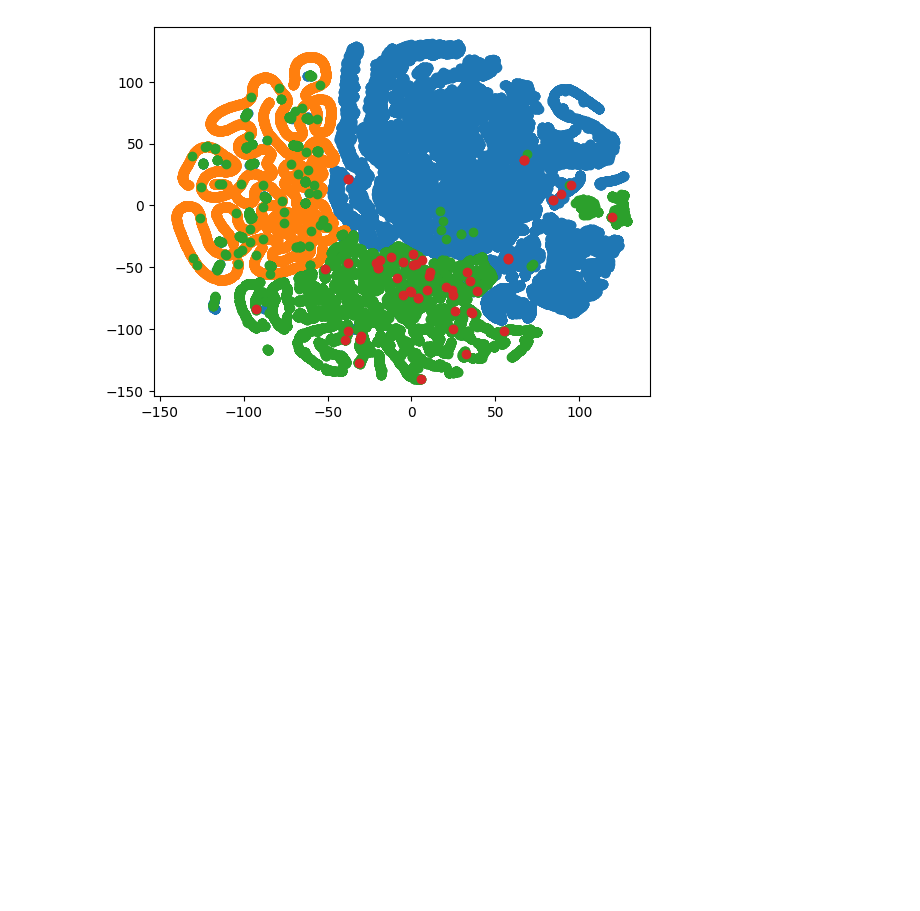
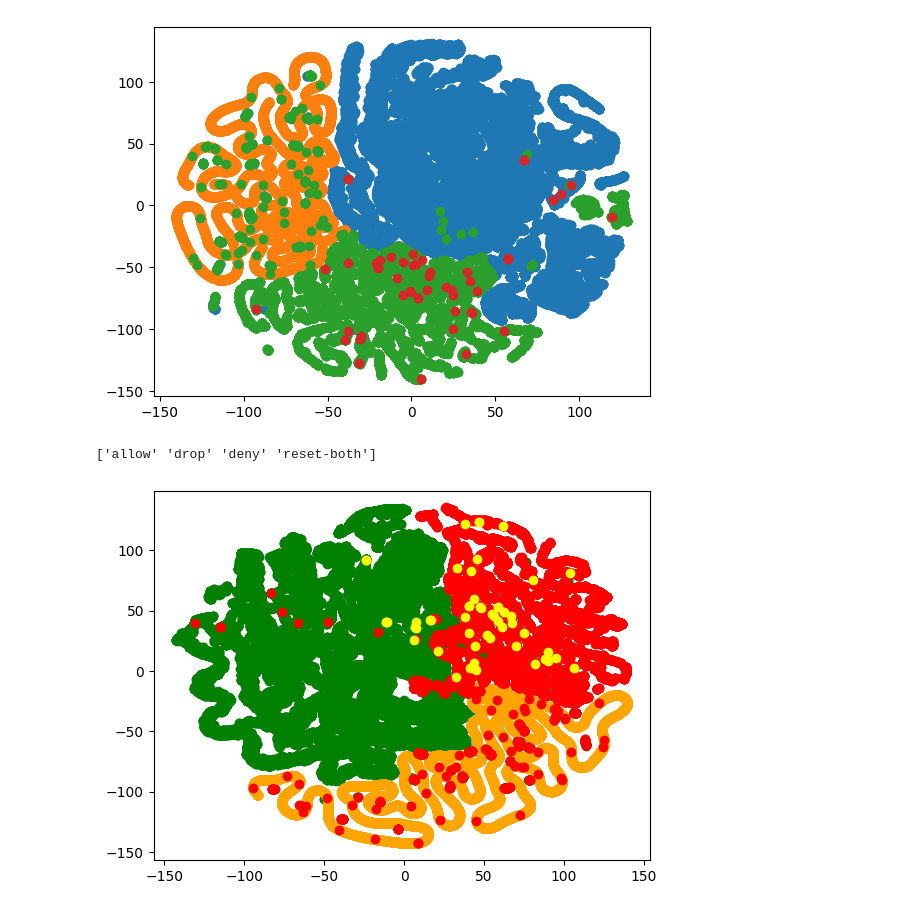
Before and after one commit to LenartPiotr/Studia-UczenieMaszynowe, a Jupyter notebook: introduce.ipynb, the cells around one changed output. Drawn from its saved outputs; the diff is of its cells as text; code cells hidden in the pictures; blank space fills up the shorter version.

```diff
--- a/introduce.ipynb
+++ b/introduce.ipynb
@@ -298,3 +301,25 @@ for className in classes:
 # %% [output]
 ['allow' 'drop' 'deny' 'reset-both']
 [figure]
+# %%
+data_with_log = data.copy()
+fields_to_modify = ['Bytes','Bytes Sent','Bytes Received','Packets','pkts_sent','pkts_received']
+for i in fields_to_modify:
+    data_with_log[i] = np.log10(data_with_log[i] + 1)
+# %%
+tsne_with_log = TSNE()
+x = data_with_log.drop('Action', axis=1)
+y = data_with_log['Action']
+tsne_with_log.fit(x, y)
+# %%
+color_map = {'allow': 'green', 'drop': 'orange', 'deny': 'red', 'reset-both': 'yellow'}
+# %%
+classes = y.unique()
+print(classes)
+
+for className in classes:
+    embedding = tsne_with_log.embedding_[y == className]
+    plt.scatter(embedding[:,0], embedding[:,1], c=color_map[className])
+# %% [output]
+['allow' 'drop' 'deny' 'reset-both']
+[figure, added]
```
Also changed, not shown: parts of 20 cells of this notebook, 7 other files.
